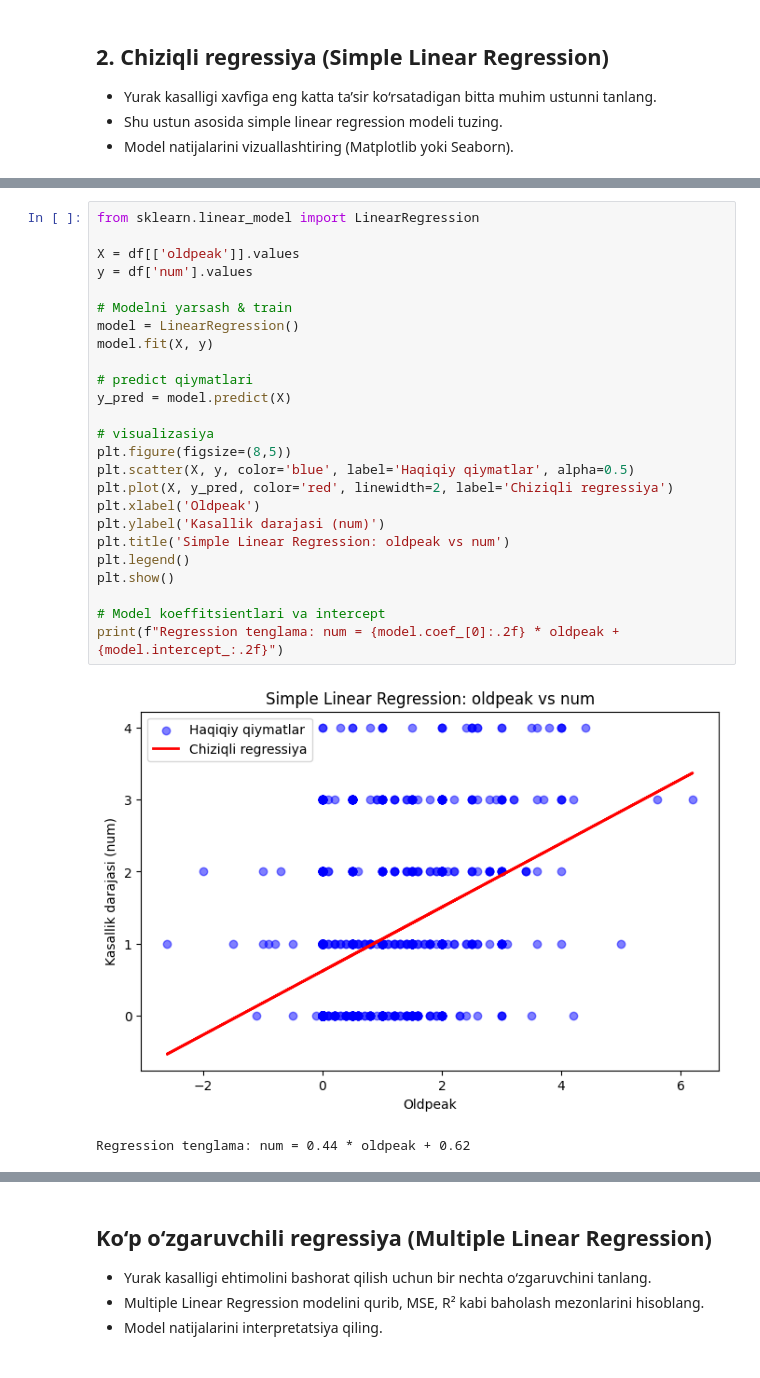
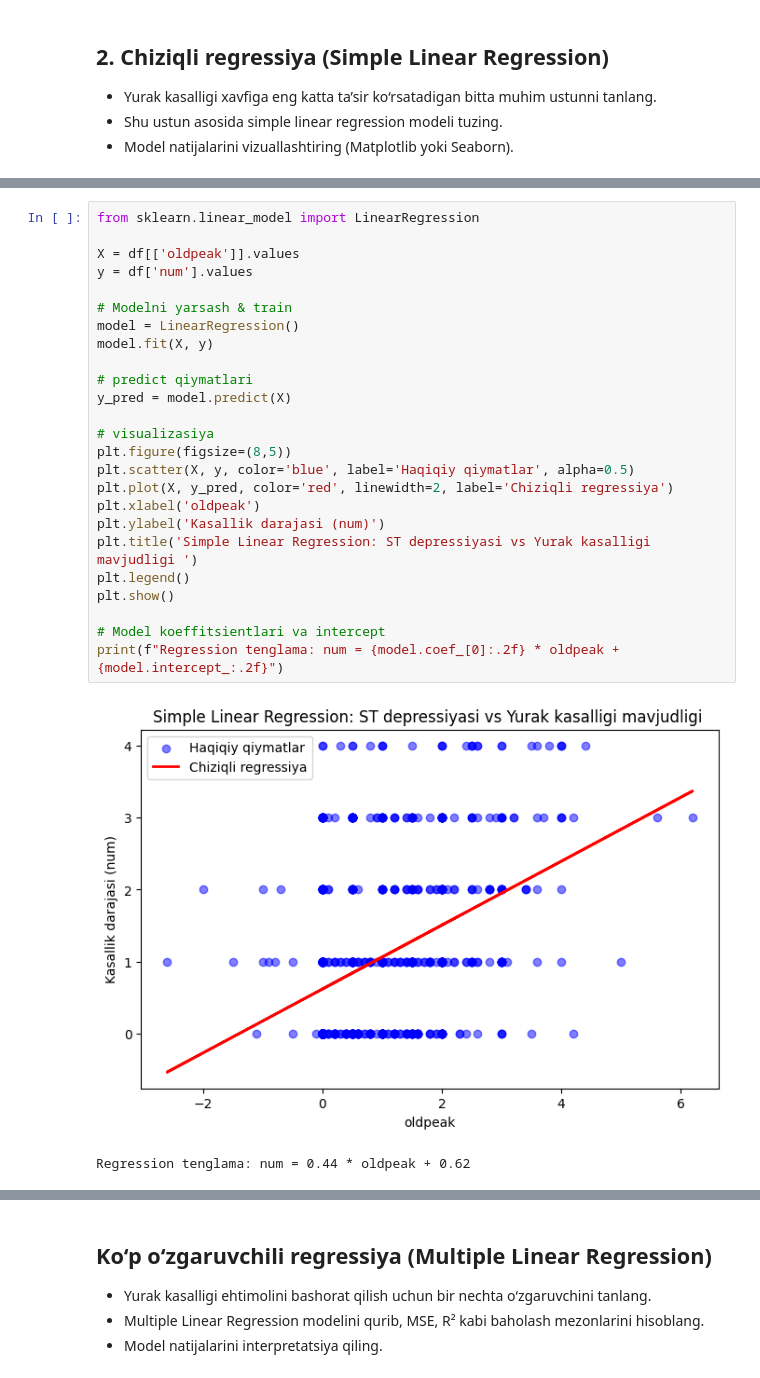
Before and after one commit to ulubeykhuja/Amaliyot, a Jupyter notebook: Копия_блокнота_"16_REGRESSIYA_16_18_YAKUNIY_AMALIY_VAZIFA_ipynb".ipynb, the cells around one changed output, grey strips where cells are left out. Saved outputs shown, nothing was run; the diff lists cells and outputs as text.

```diff
--- a/Копия_блокнота_"16_REGRESSIYA_16_18_YAKUNIY_AMALIY_VAZIFA_ipynb".ipynb
+++ b/Копия_блокнота_"16_REGRESSIYA_16_18_YAKUNIY_AMALIY_VAZIFA_ipynb".ipynb
@@ -241,28 +252,28 @@ Name: num, dtype: float64
 # %%
 from sklearn.linear_model import LinearRegression
 
 X = df[['oldpeak']].values
 y = df['num'].values
 
 # Modelni yarsash & train
 model = LinearRegression()
 model.fit(X, y)
 
 # predict qiymatlari
 y_pred = model.predict(X)
 
 # visualizasiya
 plt.figure(figsize=(8,5))
 plt.scatter(X, y, color='blue', label='Haqiqiy qiymatlar', alpha=0.5)
 plt.plot(X, y_pred, color='red', linewidth=2, label='Chiziqli regressiya')
-plt.xlabel('Oldpeak')
+plt.xlabel('oldpeak')
 plt.ylabel('Kasallik darajasi (num)')
-plt.title('Simple Linear Regression: oldpeak vs num')
+plt.title('Simple Linear Regression: ST depressiyasi vs Yurak kasalligi mavjudligi ')
 plt.legend()
 plt.show()
 
 # Model koeffitsientlari va intercept
 print(f"Regression tenglama: num = {model.coef_[0]:.2f} * oldpeak + {model.intercept_:.2f}")
 # %% [output]
-[figure, old version]
+[figure, new version]
 Regression tenglama: num = 0.44 * oldpeak + 0.62
```
Also changed, not shown: parts of 19 cells of this notebook.
